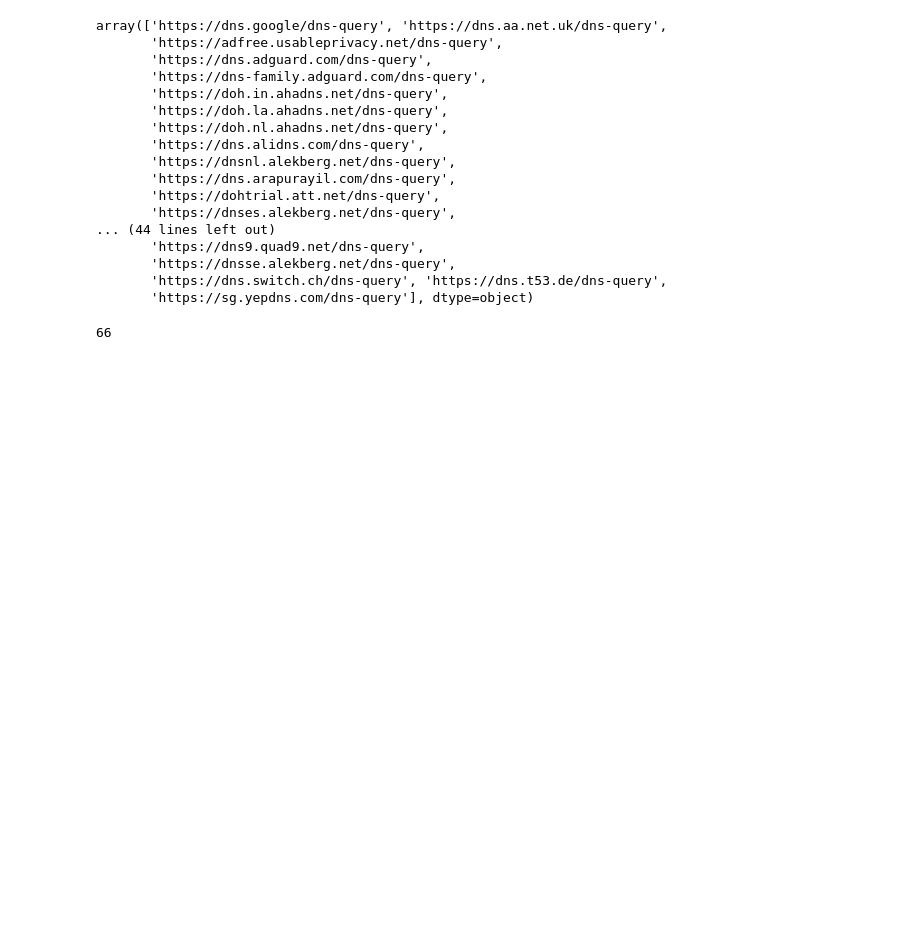
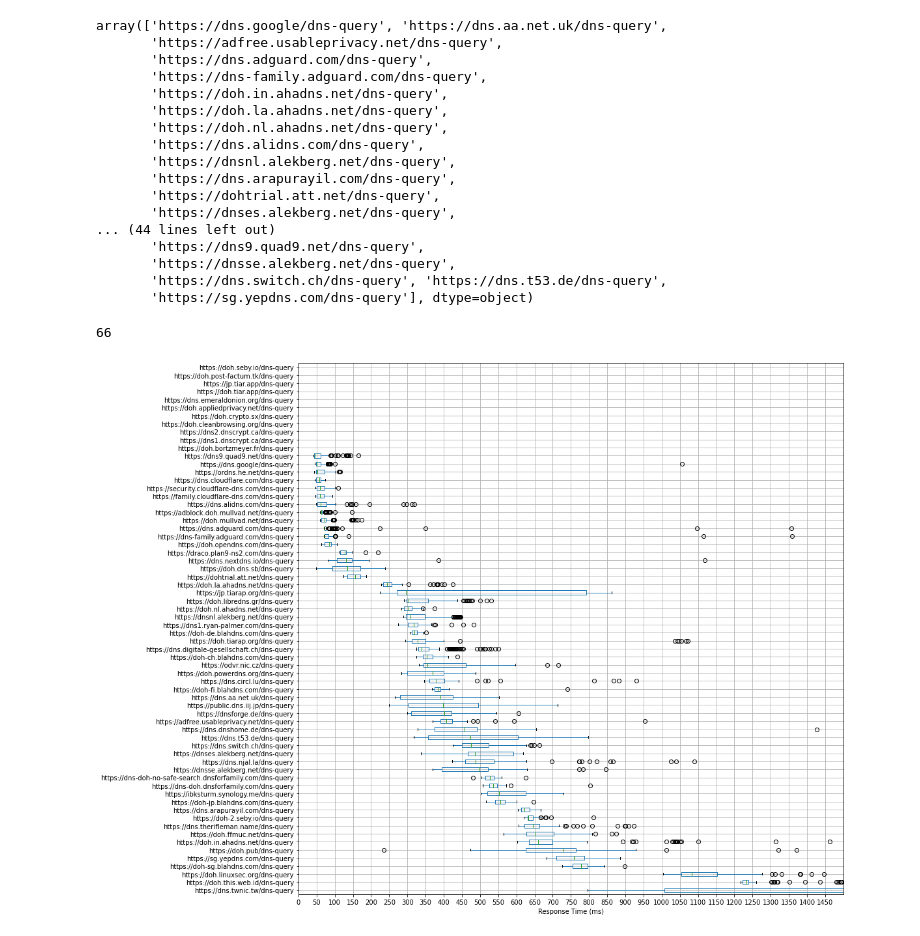
Before and after one commit to noise-lab/dns-measurement, a Jupyter notebook: src/measure/dns-timing/output/Boxplot Data_100.ipynb, the cells around one changed output. Cells and saved outputs as stored; diff of their text form; code cells hidden in the pictures; blank space fills up the shorter version.

```diff
--- a/src/measure/dns-timing/output/Boxplot Data_100.ipynb
+++ b/src/measure/dns-timing/output/Boxplot Data_100.ipynb
@@ -64,6 +50,31 @@ length=len(array_of_resolvers)
 print(length)
 # %% [output]
 66
+# %%
+import warnings
+warnings.filterwarnings('ignore')
+
+netflix_resp=[0]*length
+resp_time_series=[0]*length
+for i in range(length):
+    netflix_resp[i]=r[(r['resolver']==array_of_resolvers[i]) & (r['domain'] == 'netflix.com')]
+    resp_time_series[i]=(netflix_resp[i]['rtime'])
+    dict_resp_time_series[array_of_resolvers[i]]= resp_time_series[i]
+frame_to_plot=pd.DataFrame(dict_resp_time_series)
+
+medians = frame_to_plot.median()
+medians.sort_values(ascending=False, inplace=True)
+response_times = frame_to_plot[medians.index]
+
+boxplot=response_times.boxplot(vert=False,figsize=(15,15),showfliers=True)
+
+xl = 1500
+plt.xlim(0,xl)
+plt.xlabel('Response Time (ms)')
+plt.xticks(np.arange(0, xl, step=50))
+plt.show()
+# %% [output]
+[figure, added]
 # %%
 netflix_resp=[0]*length
 resp_time_series=[0]*length
```
Also changed, not shown: parts of 8 cells of this notebook, 1 other file.
